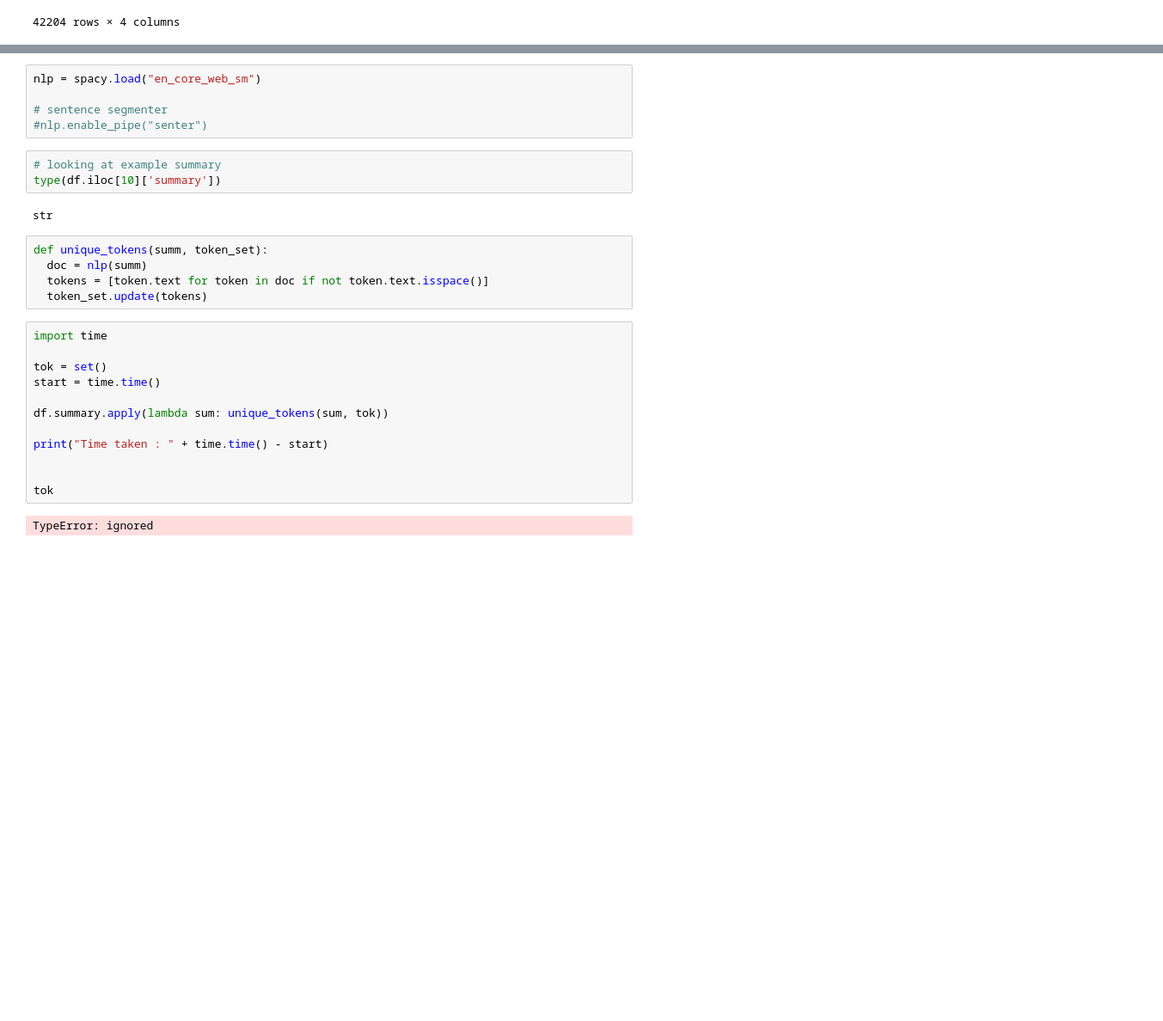
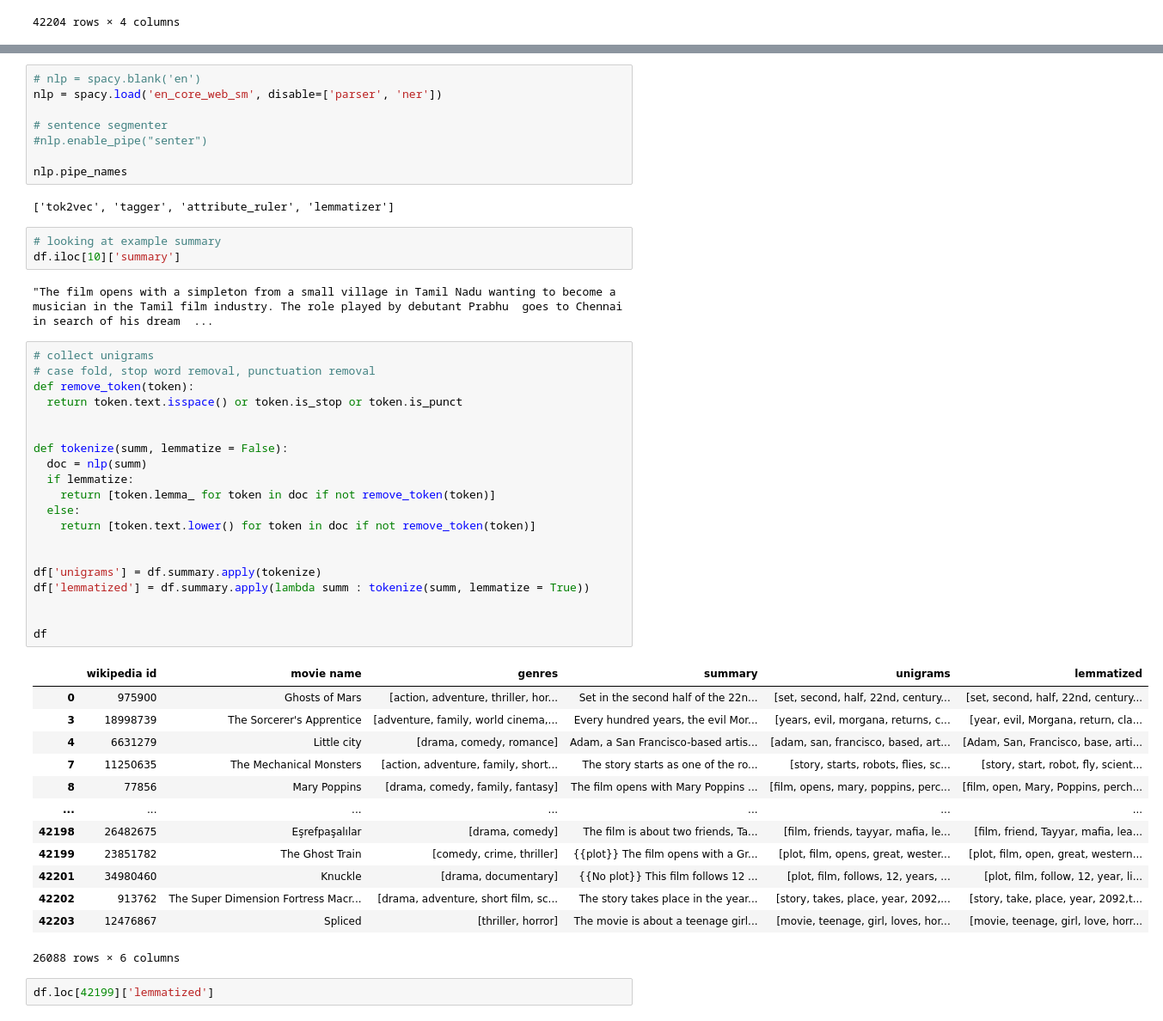
Before and after one commit to CIT-NLP/NLP-final-project, a Jupyter notebook: 366_final_project_preprocessing.ipynb, the cells around one changed output, grey strips where cells are left out. Shown at 86% size. Saved outputs shown, nothing was run; the diff lists cells and outputs as text; blank space fills up the shorter version.

```diff
--- a/366_final_project_preprocessing.ipynb
+++ b/366_final_project_preprocessing.ipynb
@@ -294,29 +271,51 @@ spacy.__version__
 # %%
-nlp = spacy.load("en_core_web_sm")
+# nlp = spacy.blank('en')
+nlp = spacy.load('en_core_web_sm', disable=['parser', 'ner'])
 
 # sentence segmenter
 #nlp.enable_pipe("senter")
+
+nlp.pipe_names
+# %% [output]
+['tok2vec', 'tagger', 'attribute_ruler', 'lemmatizer']
 # %%
 # looking at example summary
-type(df.iloc[10]['summary'])
+df.iloc[10]['summary']
 # %% [output]
-str
+"The film opens with a simpleton from a small village in Tamil Nadu wanting to become a musician in the Tamil film industry. The role played by debutant Prabhu  goes to Chennai in search of his dream  ...
-# %%
-def unique_tokens(summ, token_set):
-  doc = nlp(summ)
-  tokens = [token.text for token in doc if not token.text.isspace()]
-  token_set.update(tokens)
-# %%
-import time
-
-tok = set()
-start = time.time()
-
-df.summary.apply(lambda sum: unique_tokens(sum, tok))
-
-print("Time taken : " + time.time() - start)
-
-
-tok
-# %% [output]
-TypeError: ignored
+# %%
+# collect unigrams
+# case fold, stop word removal, punctuation removal
+def remove_token(token):
+  return token.text.isspace() or token.is_stop or token.is_punct
+
+
+def tokenize(summ, lemmatize = False):
+  doc = nlp(summ)
+  if lemmatize:
+    return [token.lemma_ for token in doc if not remove_token(token)]
+  else:
+    return [token.text.lower() for token in doc if not remove_token(token)]
+
+
+df['unigrams'] = df.summary.apply(tokenize)
+df['lemmatized'] = df.summary.apply(lambda summ : tokenize(summ, lemmatize = True))
+
+
+df
+# %% [output]
+|  | wikipedia id | movie name | genres | summary | unigrams | lemmatized |
+| 0 | 975900 | Ghosts of Mars | [action, adventure, thriller, hor... | Set in the second half of the 22n... | [set, second, half, 22nd, century... | [set, second, half, 22nd, century... |
+| 3 | 18998739 | The Sorcerer's Apprentice | [adventure, family, world cinema,... | Every hundred years, the evil Mor... | [years, evil, morgana, returns, c... | [year, evil, Morgana, return, cla... |
+| 4 | 6631279 | Little city | [drama, comedy, romance] | Adam, a San Francisco-based artis... | [adam, san, francisco, based, art... | [Adam, San, Francisco, base, arti... |
+| 7 | 11250635 | The Mechanical Monsters | [action, adventure, family, short... | The story starts as one of the ro... | [story, starts, robots, flies, sc... | [story, start, robot, fly, scient... |
+| 8 | 77856 | Mary Poppins | [drama, comedy, family, fantasy] | The film opens with Mary Poppins ... | [film, opens, mary, poppins, perc... | [film, open, Mary, Poppins, perch... |
+| ... | ... | ... | ... | ... | ... | ... |
+| 42198 | 26482675 | Eşrefpaşalılar | [drama, comedy] | The film is about two friends, Ta... | [film, friends, tayyar, mafia, le... | [film, friend, Tayyar, mafia, lea... |
+| 42199 | 23851782 | The Ghost Train | [comedy, crime, thriller] | {{plot}} The film opens with a Gr... | [plot, film, opens, great, wester... | [plot, film, open, great, western... |
+| 42201 | 34980460 | Knuckle | [drama, documentary] | {{No plot}} This film follows 12 ... | [plot, film, follows, 12, years, ... | [plot, film, follow, 12, year, li... |
+| 42202 | 913762 | The Super Dimension Fortress Macr... | [drama, adventure, short film, sc... | The story takes place in the year... | [story, takes, place, year, 2092,... | [story, take, place, year, 2092,t... |
+| 42203 | 12476867 | Spliced | [thriller, horror] | The movie is about a teenage girl... | [movie, teenage, girl, loves, hor... | [movie, teenage, girl, love, horr... |
+26088 rows × 6 columns
+# %%
+df.loc[42199]['lemmatized']
```
Also changed, not shown: parts of 14 cells of this notebook.
